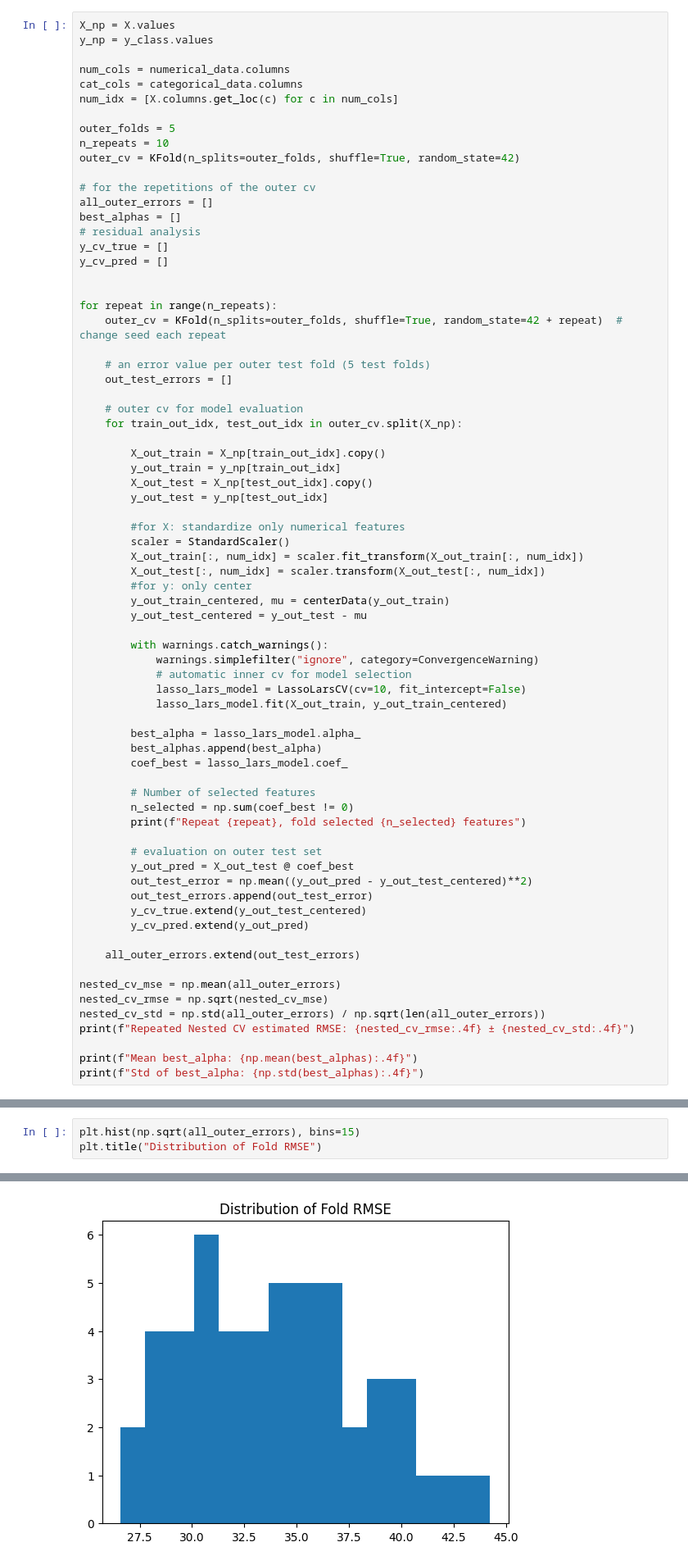
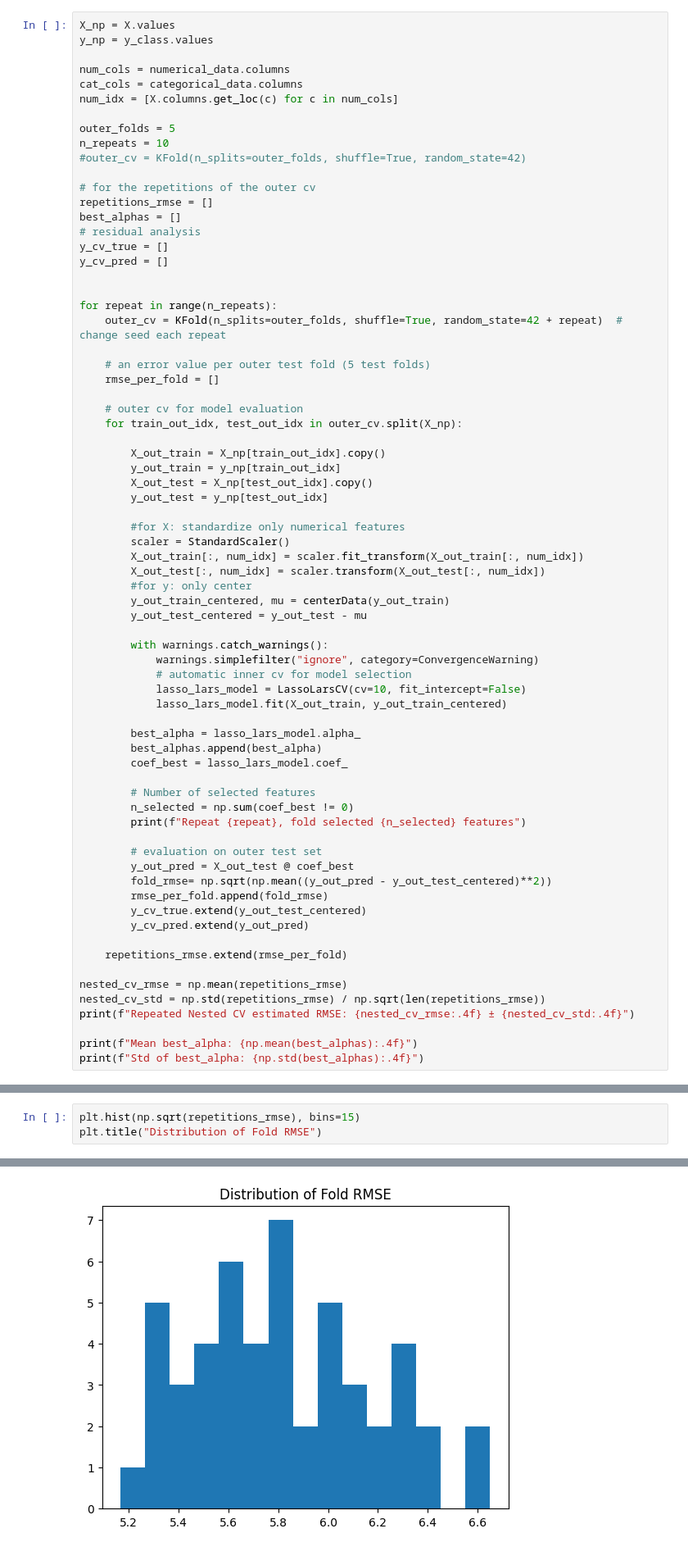
Before and after one commit to mariatmvendas/Case1_CompData, a Jupyter notebook: maria.ipynb, the cells around one changed output, grey strips where cells are left out. Shown at 82% size. Saved outputs shown, nothing was run; the diff lists cells and outputs as text.

```diff
--- a/maria.ipynb
+++ b/maria.ipynb
@@ -518,10 +517,10 @@ num_idx = [X.columns.get_loc(c) for c in num_cols]
 
 outer_folds = 5
 n_repeats = 10
-outer_cv = KFold(n_splits=outer_folds, shuffle=True, random_state=42)
+#outer_cv = KFold(n_splits=outer_folds, shuffle=True, random_state=42)
 
 # for the repetitions of the outer cv
-all_outer_errors = []
+repetitions_rmse = []
 best_alphas = []
 # residual analysis
 y_cv_true = []
@@ -532,7 +531,7 @@ for repeat in range(n_repeats):
     outer_cv = KFold(n_splits=outer_folds, shuffle=True, random_state=42 + repeat)  # change seed each repeat
 
     # an error value per outer test fold (5 test folds)
-    out_test_errors = []
+    rmse_per_fold = []
 
     # outer cv for model evaluation
     for train_out_idx, test_out_idx in outer_cv.split(X_np):
@@ -566,16 +565,15 @@ for repeat in range(n_repeats):
 
         # evaluation on outer test set
         y_out_pred = X_out_test @ coef_best
-        out_test_error = np.mean((y_out_pred - y_out_test_centered)**2)
-        out_test_errors.append(out_test_error)
+        fold_rmse= np.sqrt(np.mean((y_out_pred - y_out_test_centered)**2))
+        rmse_per_fold.append(fold_rmse)
         y_cv_true.extend(y_out_test_centered)
         y_cv_pred.extend(y_out_pred)
 
-    all_outer_errors.extend(out_test_errors)
+    repetitions_rmse.extend(rmse_per_fold)
 
-nested_cv_mse = np.mean(all_outer_errors)
-nested_cv_rmse = np.sqrt(nested_cv_mse)
-nested_cv_std = np.std(all_outer_errors) / np.sqrt(len(all_outer_errors))
+nested_cv_rmse = np.mean(repetitions_rmse)
+nested_cv_std = np.std(repetitions_rmse) / np.sqrt(len(repetitions_rmse))
 print(f"Repeated Nested CV estimated RMSE: {nested_cv_rmse:.4f} ± {nested_cv_std:.4f}")
 
 print(f"Mean best_alpha: {np.mean(best_alphas):.4f}")
@@ -603,11 +601,11 @@ Std of best_alpha: 1.4737
 - Some folds pick very few variables, underfit, RMSE is moderate
 - This explains ±41 RMSE, even though mean RMSE ~ 34
 # %%
-plt.hist(np.sqrt(all_outer_errors), bins=15)
+plt.hist(np.sqrt(repetitions_rmse), bins=15)
 plt.title("Distribution of Fold RMSE")
 # %% [output]
 Text(0.5, 1.0, 'Distribution of Fold RMSE')
-[figure, old version]
+[figure, new version]
 # %% [markdown]
 ### 3.2 Residuals
 # %%
```
Also changed, not shown: parts of 19 cells of this notebook, 2 other files.
